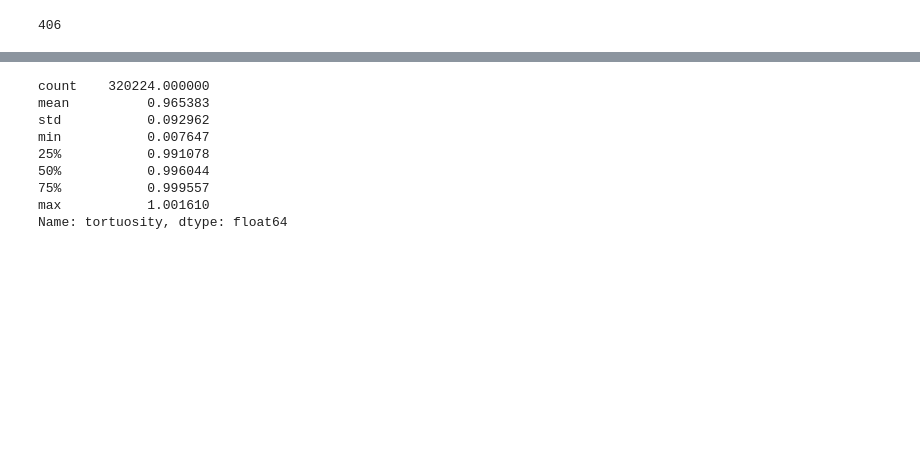
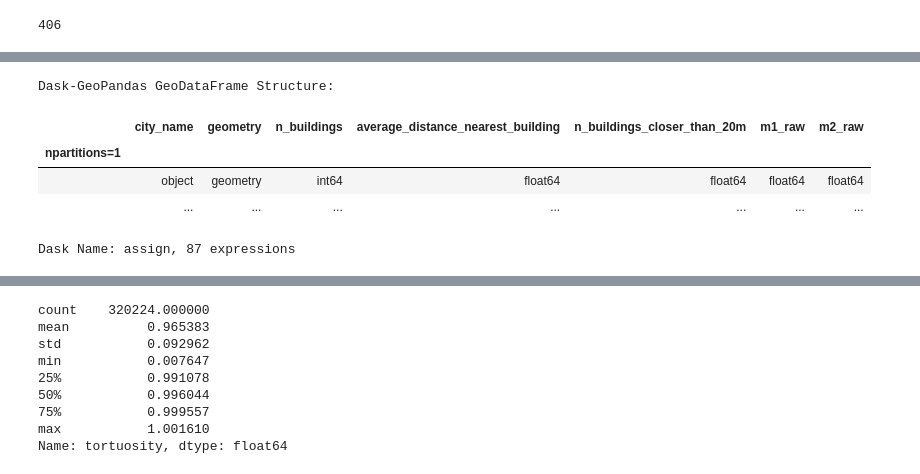
Before and after one commit to sarangof/identifyingLandSubdivisions, a Jupyter notebook: roads_intersections_groupby.ipynb, the cells around one changed output, grey strips where cells are left out. Saved outputs shown, nothing was run; the diff lists cells and outputs as text; code cells hidden in the pictures; blank space fills up the shorter version.

```diff
--- a/roads_intersections_groupby.ipynb
+++ b/roads_intersections_groupby.ipynb
@@ -444,0 +320,25 @@ average_angle_between_roads = joined_intersection_angles_grid.groupby('index_rig
+# %%
+city_name = 'Nairobi'
+grid_cell_count = 0
+paths = {
+    'grid': f'{GRIDS_PATH}/{city_name}/{city_name}_{str(grid_size)}m_grid.geoparquet',
+    'buildings': f'{BUILDINGS_PATH}/{city_name}/Overture_building_{city_name}.geoparquet',
+    'buildings_with_distances': f'{BUILDINGS_PATH}/{city_name}/Overture_building_{city_name}_with_distances.geoparquet',
+    'roads': f'{ROADS_PATH}/{city_name}/{city_name}_OSM_roads.geoparquet',
+    'intersections': f'{INTERSECTIONS_PATH}/{city_name}/{city_name}_OSM_intersections.geoparquet'
+}
+# Get EPSG
+epsg = get_epsg(city_name).compute()
+# Load grid
+grid = load_dataset(paths['grid'], epsg=epsg)#.compute()
+if 'geom' in grid.columns:
+    grid = grid.drop(columns=['geom'])
+
+buildings = load_dataset(paths['buildings_with_distances'], epsg=epsg)#.compute()
+buildings['distance_to_nearest_road'] = buildings['distance_to_nearest_road'].astype(float)
+buildings['area'] = buildings.geometry.area
+joined_buildings = dgpd.sjoin(buildings, grid, predicate='intersects')
+counts_buildings = joined_buildings.groupby('index_right').size()
+grid['n_buildings'] = grid.index.map(counts_buildings).fillna(0).astype(int)
+average_distance = joined_buildings.groupby('index_right')['distance_to_nearest_road'].mean()
+grid['average_distance_nearest_building'] = grid.index.map(average_distance).astype(float)#fillna(np.mean(average_distance)).astype(float)
@@ -444,0 +354,9 @@ average_angle_between_roads = joined_intersection_angles_grid.groupby('index_rig
+# %%
+grid
+# %% [output]
+Dask-GeoPandas GeoDataFrame Structure:
+|  | city_name | geometry | n_buildings | average_distance_nearest_building | n_buildings_closer_than_20m | m1_raw | m2_raw |
+| npartitions=1 |  |  |  |  |  |  |  |
+|  | object | geometry | int64 | float64 | float64 | float64 | float64 |
+|  | ... | ... | ... | ... | ... | ... | ... |
+Dask Name: assign, 87 expressions
```
Also changed, not shown: parts of 13 cells of this notebook.
